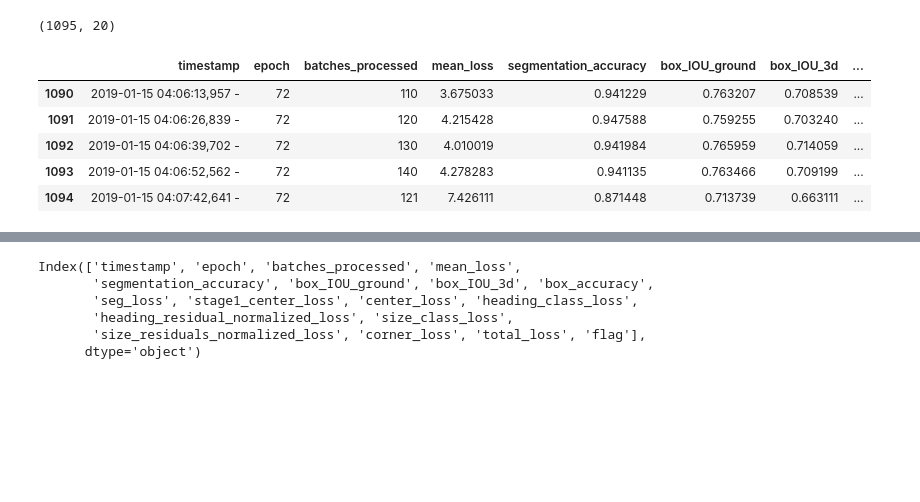
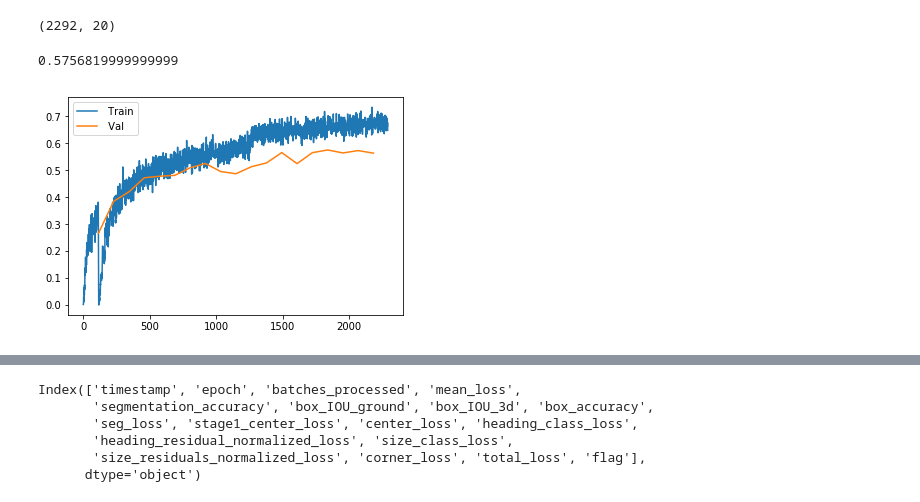
Before and after one commit to aelskhawy/own_adl4cv, a Jupyter notebook: read_logs.ipynb, the cells around one changed output, grey strips where cells are left out. Drawn from its saved outputs; the diff is of its cells as text; code cells hidden in the pictures; blank space fills up the shorter version.

```diff
--- a/read_logs.ipynb
+++ b/read_logs.ipynb
@@ -16,12 +19,11 @@ df = pd.read_csv(filename, sep='|', header=1, skiprows=1)
 df.columns = [str.strip(x) for x in df.columns]
 # %%
 print(df.shape)
-df.tail()
 # %% [output]
-(1095, 20)
+(2292, 20)
-|  | timestamp | epoch | batches_processed | mean_loss | segmentation_accuracy | box_IOU_ground | box_IOU_3d | ... |
-| 1090 | 2019-01-15 04:06:13,957 - | 72 | 110 | 3.675033 | 0.941229 | 0.763207 | 0.708539 | ... |
-| 1091 | 2019-01-15 04:06:26,839 - | 72 | 120 | 4.215428 | 0.947588 | 0.759255 | 0.703240 | ... |
-| 1092 | 2019-01-15 04:06:39,702 - | 72 | 130 | 4.010019 | 0.941984 | 0.765959 | 0.714059 | ... |
-| 1093 | 2019-01-15 04:06:52,562 - | 72 | 140 | 4.278283 | 0.941135 | 0.763466 | 0.709199 | ... |
-| 1094 | 2019-01-15 04:07:42,641 - | 72 | 121 | 7.426111 | 0.871448 | 0.713739 | 0.663111 | ... |
+# %%
+df.groupby('flag')['box_accuracy'].plot(legend=True)
+print(max(df[df['flag'] == ' Val']['box_accuracy']))
+# %% [output]
+0.5756819999999999
+[figure, added]
```
Also changed, not shown: parts of 9 cells of this notebook, 3 other files.
